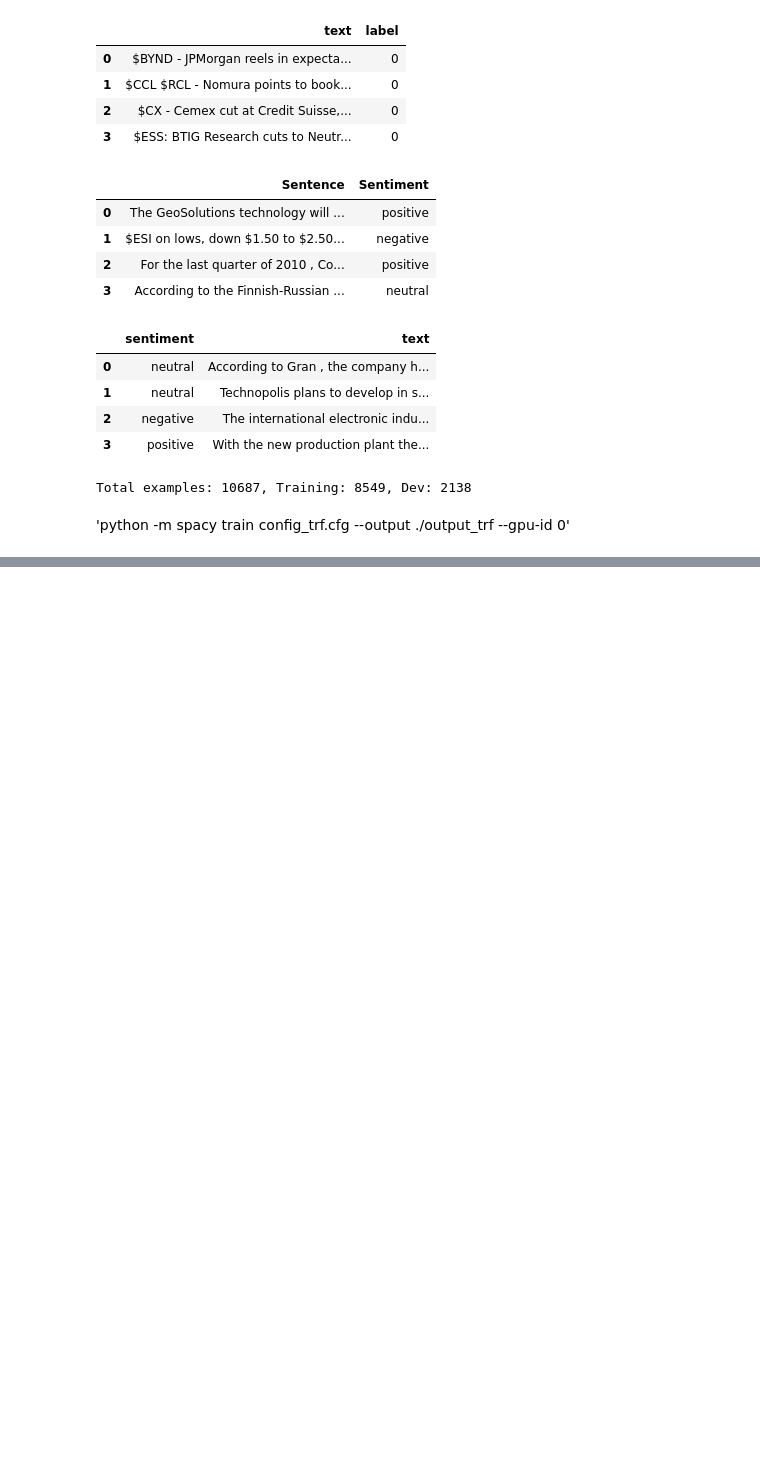
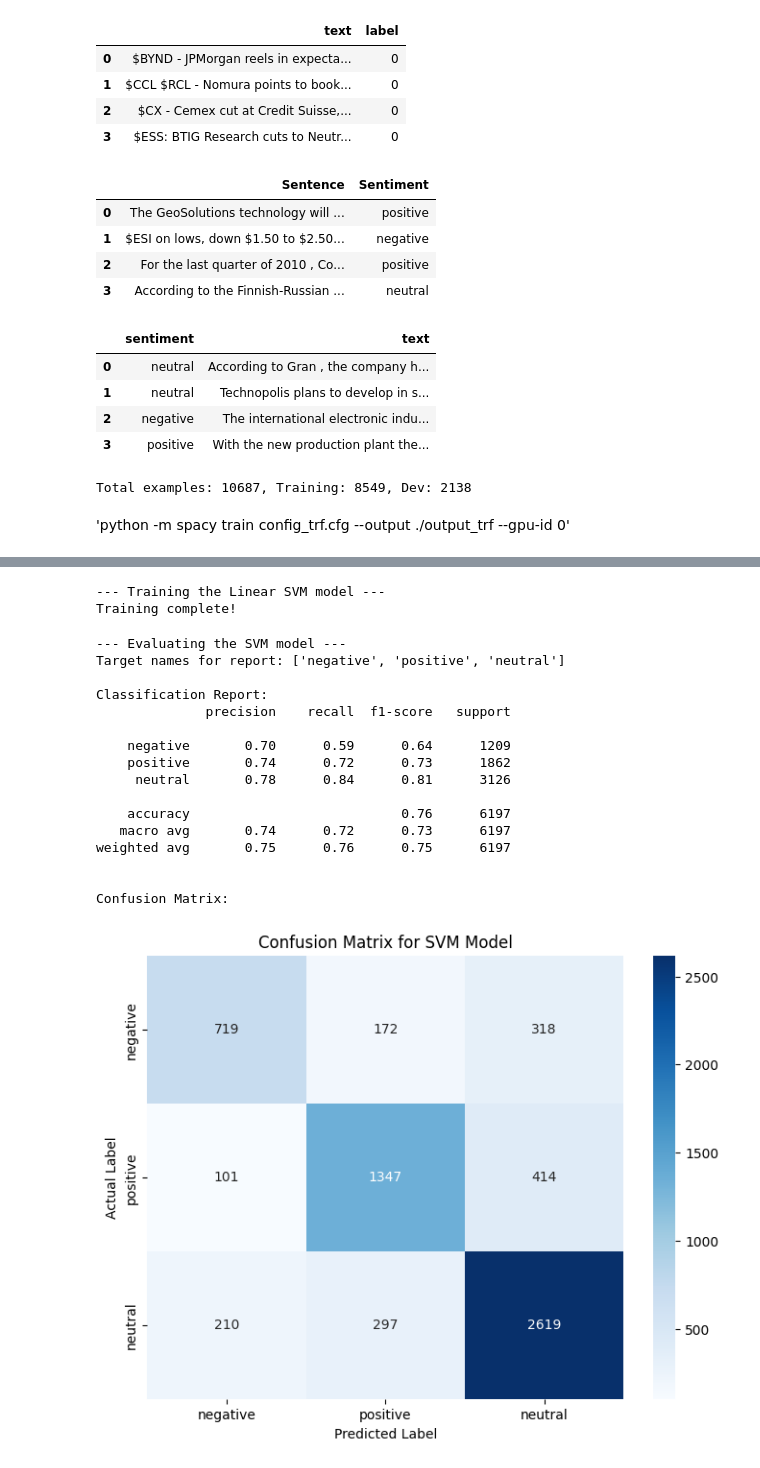
Before and after one commit to KOlCIqwq/Sentiment-Analysis, a Jupyter notebook: analysis.ipynb, the cells around one changed output, grey strips where cells are left out. Cells and saved outputs as stored; diff of their text form; code cells hidden in the pictures; blank space fills up the shorter version.

Commit message:
Trained SVM

```diff
--- a/analysis.ipynb
+++ b/analysis.ipynb
@@ -143,7 +145,8 @@ Total examples: 10687, Training: 8549, Dev: 2138
 # %%
 import random
 
-model_path = "./output_trf/model-best"
+model_path = "output/model-best"
+
 nlp_trained = spacy.load(model_path)
 
 dev_file = "./Data/dev.spacy"
@@ -196,0 +257,60 @@ PREDICTED: {(0, 4, 'CURRENCY')}
+# %%
+X = df_combined['cleaned_text']
+y = df_combined['target']
+
+X_train, X_test, y_train, y_test = train_test_split(
+    X, y,
+    test_size=0.2,
+    random_state=50,
+    stratify=y
+)
+tfidf_vectorizer = TfidfVectorizer(
+    max_features=5000,
+    ngram_range=(1, 2),
+    stop_words='english'
+)
+X_train_tfidf = tfidf_vectorizer.fit_transform(X_train)
+X_test_tfidf = tfidf_vectorizer.transform(X_test)
+# %%
+svm_model = LinearSVC(random_state=42, C=1.0, max_iter=2000)
+print("\n--- Training the Linear SVM model ---")
+svm_model.fit(X_train_tfidf, y_train)
+print("Training complete!")
+# %% [output]
+--- Training the Linear SVM model ---
+Training complete!
+# %%
+print("\n--- Evaluating the SVM model ---")
+y_pred = svm_model.predict(X_test_tfidf)
+target_names = [name for name, num in sorted(label_map.items(), key=lambda item: item[1])]
+print("Target names for report:", target_names) # Should be ['negative', 'positive', 'neutral']
+
+print("\nClassification Report:")
+print(classification_report(y_test, y_pred, target_names=target_names))
+print("\nConfusion Matrix:")
+cm = confusion_matrix(y_test, y_pred)
+plt.figure(figsize=(8, 6))
+sns.heatmap(cm, annot=True, fmt='d', cmap='Blues',
+            xticklabels=target_names, yticklabels=target_names)
+plt.ylabel('Actual Label')
+plt.xlabel('Predicted Label')
+plt.title('Confusion Matrix for SVM Model')
+plt.show()
+# %% [output]
+--- Evaluating the SVM model ---
+Target names for report: ['negative', 'positive', 'neutral']
+
+Classification Report:
+              precision    recall  f1-score   support
+
+    negative       0.70      0.59      0.64      1209
+    positive       0.74      0.72      0.73      1862
+     neutral       0.78      0.84      0.81      3126
+
+    accuracy                           0.76      6197
+   macro avg       0.74      0.72      0.73      6197
+weighted avg       0.75      0.76      0.75      6197
+
+
+Confusion Matrix:
+[figure, added]
```
Also changed, not shown: parts of 11 cells of this notebook, 11 other files.
